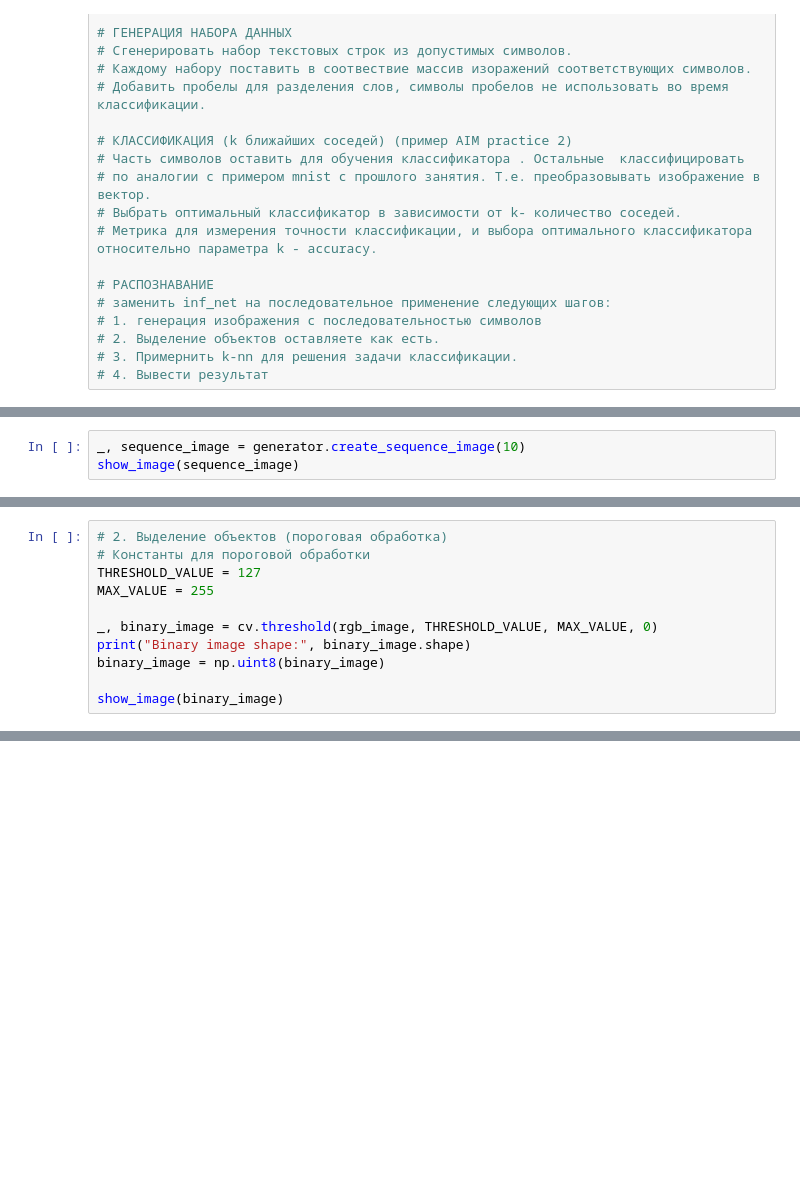
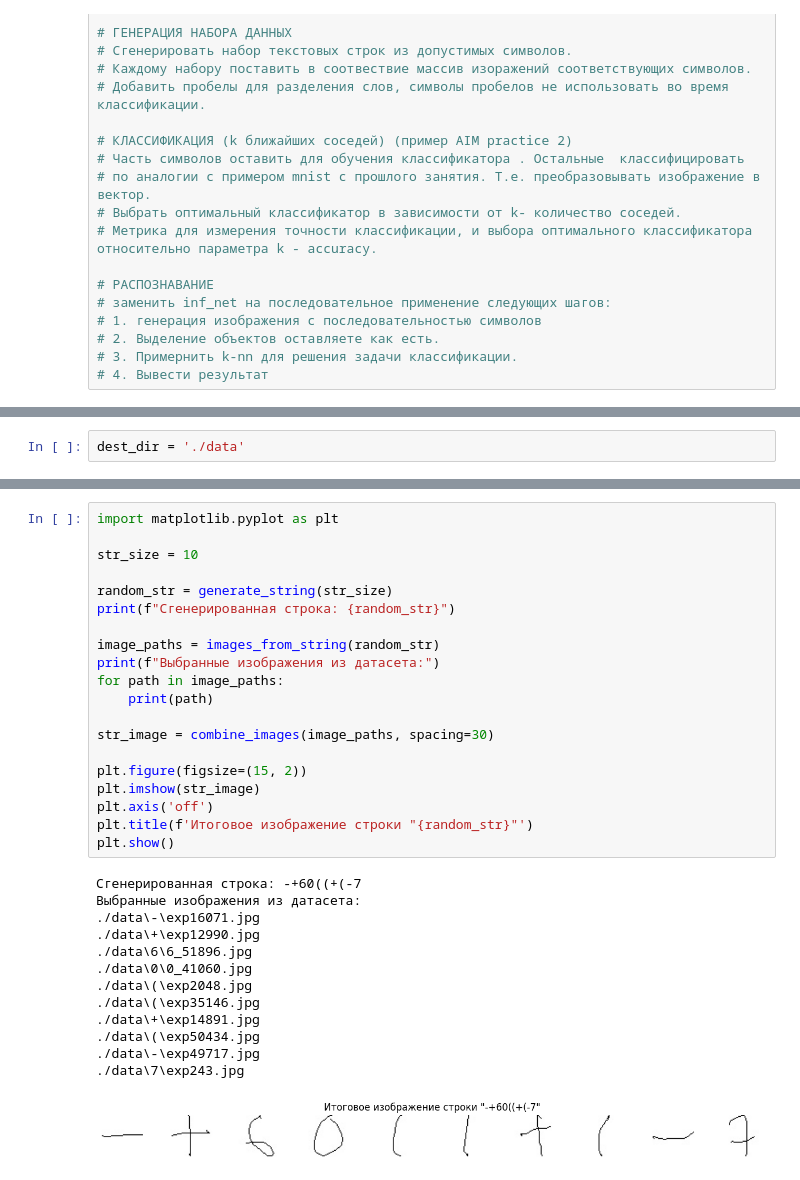
Before and after one commit to hardw3q/image-processing-unn, a Jupyter notebook: Practice_09/IP_practice_9_knn_number_sequence_classification.ipynb, the cells around one changed output, grey strips where cells are left out. Cells and saved outputs as stored; diff of their text form; blank space fills up the shorter version.

Commit message:
Remove AIM practice notebook and update KNN number sequence classification notebook by cleaning up markdown cells, modifying metadata, and improving data extraction logic.

```diff
--- a/Practice_09/IP_practice_9_knn_number_sequence_classification.ipynb
+++ b/Practice_09/IP_practice_9_knn_number_sequence_classification.ipynb
@@ -206,3 +21,0 @@ def show_image(image: np.ndarray, figsize: tuple[int, int] = (10, 8)) -> None:
-# %%
-_, sequence_image = generator.create_sequence_image(10)
-show_image(sequence_image)
@@ -450,11 +21,0 @@ Generating: ['h', '9', '0', '6', '6', '5', '8', '1', '7', '2']
-# %%
-# 2. Выделение объектов (пороговая обработка)
-# Константы для пороговой обработки
-THRESHOLD_VALUE = 127
-MAX_VALUE = 255
-
-_, binary_image = cv.threshold(rgb_image, THRESHOLD_VALUE, MAX_VALUE, 0)
-print("Binary image shape:", binary_image.shape)
-binary_image = np.uint8(binary_image)
-
-show_image(binary_image)
@@ -609,0 +47,2 @@ TypeError: sequence item 0: expected str instance, numpy.int32 found
+# %%
+dest_dir = './data'
@@ -609,0 +98,34 @@ TypeError: sequence item 0: expected str instance, numpy.int32 found
+# %%
+import matplotlib.pyplot as plt
+
+str_size = 10
+
+random_str = generate_string(str_size)
+print(f"Сгенерированная строка: {random_str}")
+
+image_paths = images_from_string(random_str)
+print(f"Выбранные изображения из датасета:")
+for path in image_paths:
+    print(path)
+
+str_image = combine_images(image_paths, spacing=30)
+
+plt.figure(figsize=(15, 2))
+plt.imshow(str_image)
+plt.axis('off')
+plt.title(f'Итоговое изображение строки "{random_str}"')
+plt.show()
+# %% [output]
+Сгенерированная строка: -+60((+(-7
+Выбранные изображения из датасета:
+./data\-\exp16071.jpg
+./data\+\exp12990.jpg
+./data\6\6_51896.jpg
+./data\0\0_41060.jpg
+./data\(\exp2048.jpg
+./data\(\exp35146.jpg
+./data\+\exp14891.jpg
+./data\(\exp50434.jpg
+./data\-\exp49717.jpg
+./data\7\exp243.jpg
+[figure, added]
```
Also changed, not shown: parts of 37 cells of this notebook, 1 other file.
